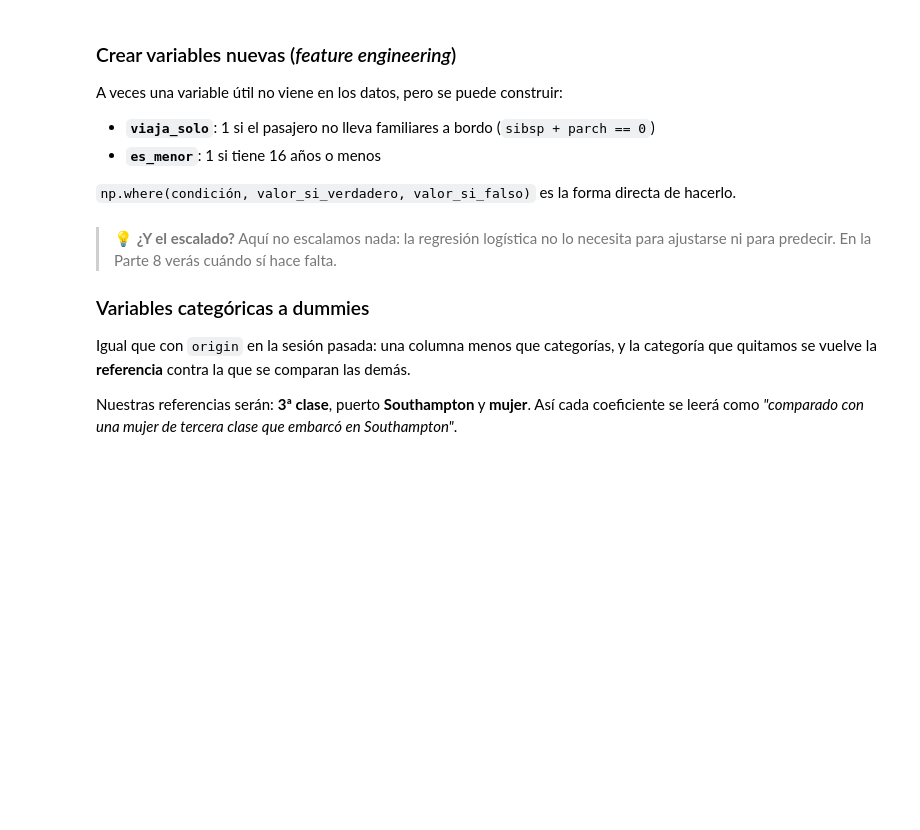
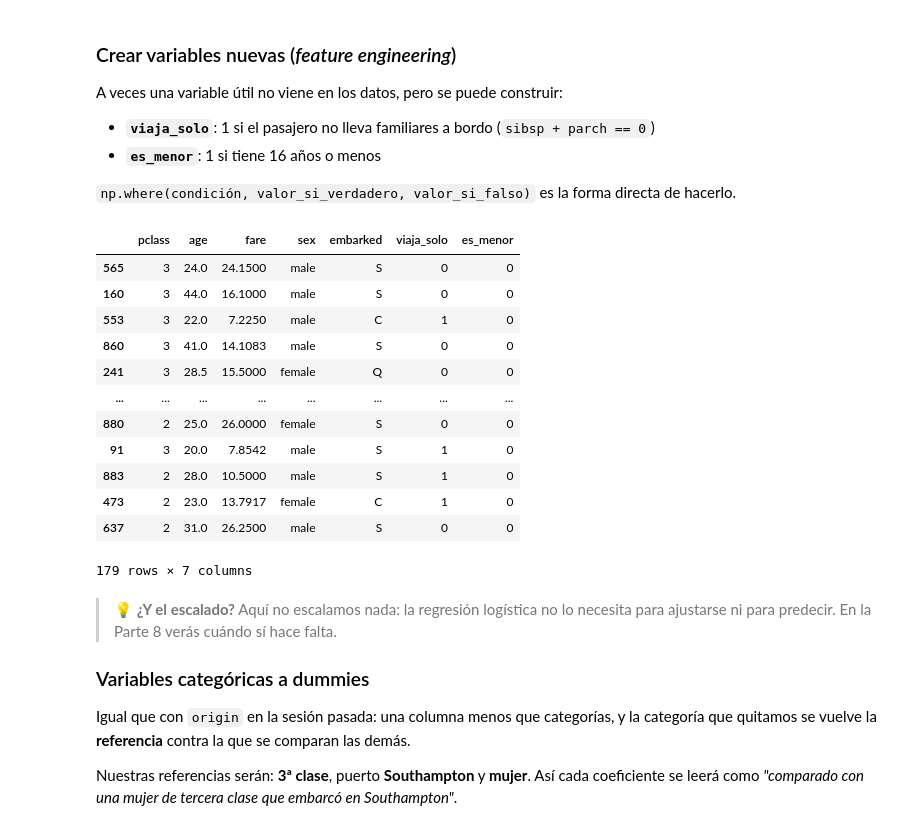
Before and after one commit to daliatf/forecasting-students, a Jupyter notebook: 02-regresion-logistica/caso_titanic.ipynb, the cells around one changed output. Cells and saved outputs as stored; diff of their text form; code cells hidden in the pictures; blank space fills up the shorter version.

```diff
--- a/02-regresion-logistica/caso_titanic.ipynb
+++ b/02-regresion-logistica/caso_titanic.ipynb
@@ -666,11 +666,33 @@ A veces una variable útil no viene en los datos, pero se puede construir:
 # %%
 import numpy as np
 
 # En X_train_prep y X_test_prep:
 # 1. viaja_solo = 1 si (sibsp + parch) == 0, si no 0   → np.where(...)
 # 2. es_menor   = 1 si age <= 16, si no 0
 # 3. Elimina las columnas 'sibsp' y 'parch' (ya están resumidas en viaja_solo)
 # ✍️ Tu código aquí
+
+for datos in(X_train_prep, X_test_prep):
+    datos['viaja_solo'] = np.where(datos['sibsp'] + datos['parch'] > 0, 0, 1)
+    datos['es_menor'] = np.where(datos['age'] <= 16, 1, 0)
+
+
+X_train_prep.drop(columns=['sibsp', 'parch'])
+X_test_prep.drop(columns=['sibsp', 'parch'])
+# %% [output]
+|  | pclass | age | fare | sex | embarked | viaja_solo | es_menor |
+| 565 | 3 | 24.0 | 24.1500 | male | S | 0 | 0 |
+| 160 | 3 | 44.0 | 16.1000 | male | S | 0 | 0 |
+| 553 | 3 | 22.0 | 7.2250 | male | C | 1 | 0 |
+| 860 | 3 | 41.0 | 14.1083 | male | S | 0 | 0 |
+| 241 | 3 | 28.5 | 15.5000 | female | Q | 0 | 0 |
+| ... | ... | ... | ... | ... | ... | ... | ... |
+| 880 | 2 | 25.0 | 26.0000 | female | S | 0 | 0 |
+| 91 | 3 | 20.0 | 7.8542 | male | S | 1 | 0 |
+| 883 | 2 | 28.0 | 10.5000 | male | S | 1 | 0 |
+| 473 | 2 | 23.0 | 13.7917 | female | C | 1 | 0 |
+| 637 | 2 | 31.0 | 26.2500 | male | S | 0 | 0 |
+179 rows × 7 columns
 # %% [markdown]
 > 💡 **¿Y el escalado?** Aquí no escalamos nada: la regresión logística no lo necesita para ajustarse ni para predecir. En la Parte 8 verás cuándo sí hace falta.
 
```
